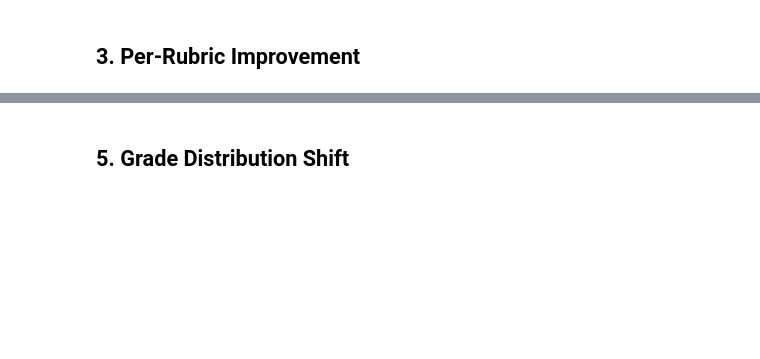
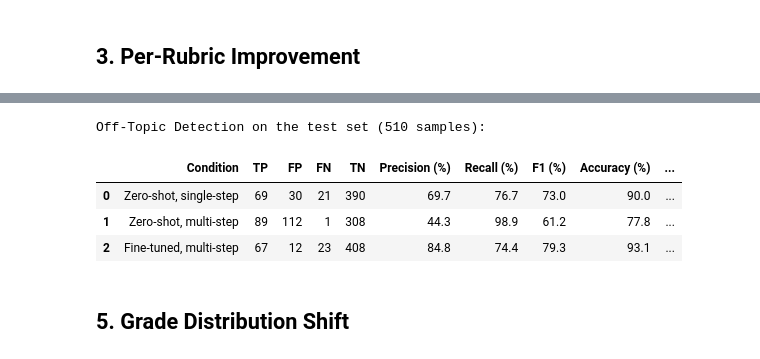
Before and after one commit to KamalEzzo/automated-essay-grading-system, a Jupyter notebook: Notebooks/07_Finetuning_Results.ipynb, the cells around one changed output, grey strips where cells are left out. Saved outputs shown, nothing was run; the diff lists cells and outputs as text; code cells hidden in the pictures; blank space fills up the shorter version.

```diff
--- a/Notebooks/07_Finetuning_Results.ipynb
+++ b/Notebooks/07_Finetuning_Results.ipynb
@@ -23,6 +24,12 @@ sns.set_theme(style='whitegrid', font_scale=1.1)
 
 BASE = '../Finetuning'
 RUBRICS = ['Clarity', 'Terminology', 'Coverage', 'Accuracy']
+
+# Labels that count as an off-topic prediction. In 3 zero-shot outputs the model
+# wrote the reason text ("Insufficient answer ...") in the label field instead of
+# "Off-Topic"; these are off-topic predictions and are counted as such.
+OFF_TOPIC_LABELS = ['Off-Topic', 'No Answer',
+                    'Insufficient answer - may have keywords but without any meaning to the required answer']
 # %% [markdown]
 ## 1. Load Results
 # %%
@@ -123,31 +168,51 @@ display(improvement.round(3))
 # %%
 def off_topic_metrics(df):
-    human_ot = df['Human_OffTopic'].isin(['Off-Topic', 'No Answer'])
-    llm_ot = df['LLM_OffTopic'].isin(['Off-Topic', 'No Answer'])
+    if 'Human_Off_Topic' in df.columns:   # single-step zero-shot files store booleans
+        human_ot = df['Human_Off_Topic'].astype(str).eq('True')
+        llm_ot = df['LLM_Off_Topic'].astype(str).eq('True')
+    else:
+        human_ot = df['Human_OffTopic'].isin(['Off-Topic', 'No Answer'])
+        llm_ot = df['LLM_OffTopic'].isin(OFF_TOPIC_LABELS)
 
     tp = (human_ot & llm_ot).sum()
     fp = (~human_ot & llm_ot).sum()
     fn = (human_ot & ~llm_ot).sum()
     tn = (~human_ot & ~llm_ot).sum()
 
     precision = tp / (tp + fp) if (tp + fp) > 0 else 0
     recall = tp / (tp + fn) if (tp + fn) > 0 else 0
     f1 = 2 * precision * recall / (precision + recall) if (precision + recall) > 0 else 0
     acc = (tp + tn) / len(df) * 100
+    inconsistency = (llm_ot & (df['LLM_Final'] > 0)).sum() / llm_ot.sum() * 100
 
     return {'TP': tp, 'FP': fp, 'FN': fn, 'TN': tn,
-            'Precision': precision, 'Recall': recall, 'F1': f1, 'Accuracy (%)': acc}
+            'Precision (%)': precision * 100, 'Recall (%)': recall * 100, 'F1 (%)': f1 * 100,
+            'Accuracy (%)': acc, 'Inconsistency (%)': inconsistency}
 
 
+# Single-step zero-shot results on the same 17 test questions
+test_questions = set(ft['student_id'].str.split().str[0])
+ss = pd.read_csv('../Zeroshot/results_Gemma2-9B-IT_full_dataset.csv')
+ss = ss[ss['student_id'].str.split().str[0].isin(test_questions)].reset_index(drop=True)
+assert len(ss) == len(ft) == 510
+
+ss_ot = off_topic_metrics(ss)
 zs_ot = off_topic_metrics(zs)
 ft_ot = off_topic_metrics(ft)
 
 ot_comp = pd.DataFrame([
-    {'Model': 'Zero-Shot', **{k: round(v, 3) for k, v in zs_ot.items()}},
-    {'Model': 'Fine-Tuned', **{k: round(v, 3) for k, v in ft_ot.items()}}
+    {'Condition': 'Zero-shot, single-step', **{k: round(v, 1) for k, v in ss_ot.items()}},
+    {'Condition': 'Zero-shot, multi-step', **{k: round(v, 1) for k, v in zs_ot.items()}},
+    {'Condition': 'Fine-tuned, multi-step', **{k: round(v, 1) for k, v in ft_ot.items()}}
 ])
-print('Off-Topic Detection Performance:')
+print('Off-Topic Detection on the test set (510 samples):')
 ot_comp
+# %% [output]
+Off-Topic Detection on the test set (510 samples):
+|  | Condition | TP | FP | FN | TN | Precision (%) | Recall (%) | F1 (%) | Accuracy (%) | ... |
+| 0 | Zero-shot, single-step | 69 | 30 | 21 | 390 | 69.7 | 76.7 | 73.0 | 90.0 | ... |
+| 1 | Zero-shot, multi-step | 89 | 112 | 1 | 308 | 44.3 | 98.9 | 61.2 | 77.8 | ... |
+| 2 | Fine-tuned, multi-step | 67 | 12 | 23 | 408 | 84.8 | 74.4 | 79.3 | 93.1 | ... |
 # %% [markdown]
 ## 5. Grade Distribution Shift
 # %%
```
Also changed, not shown: parts of 16 cells of this notebook, 18 other files.
